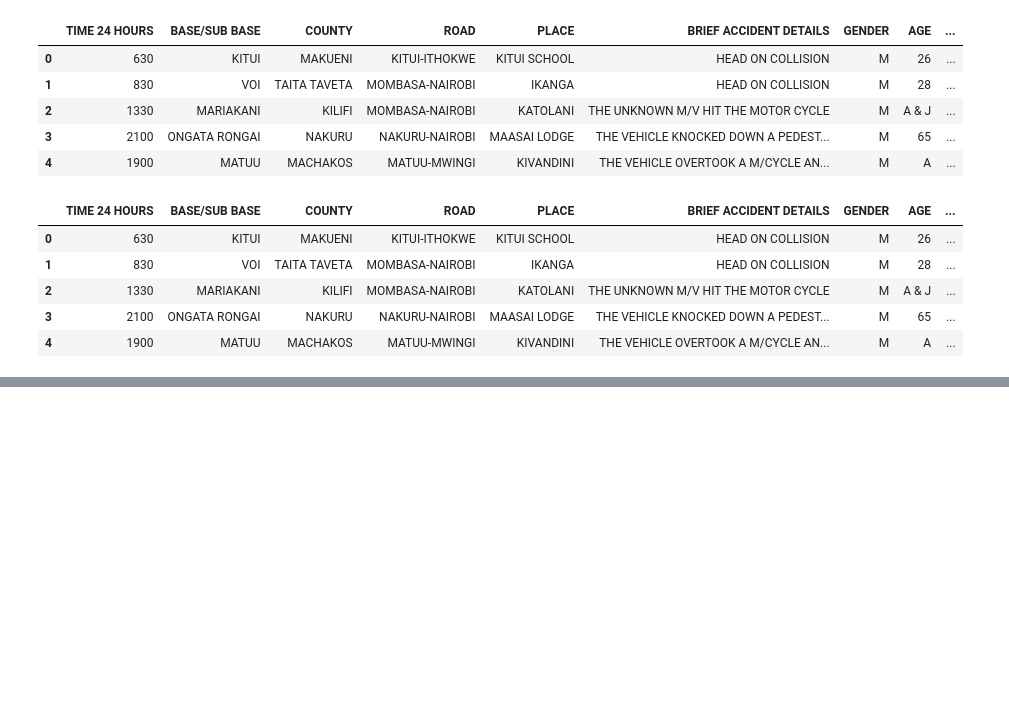
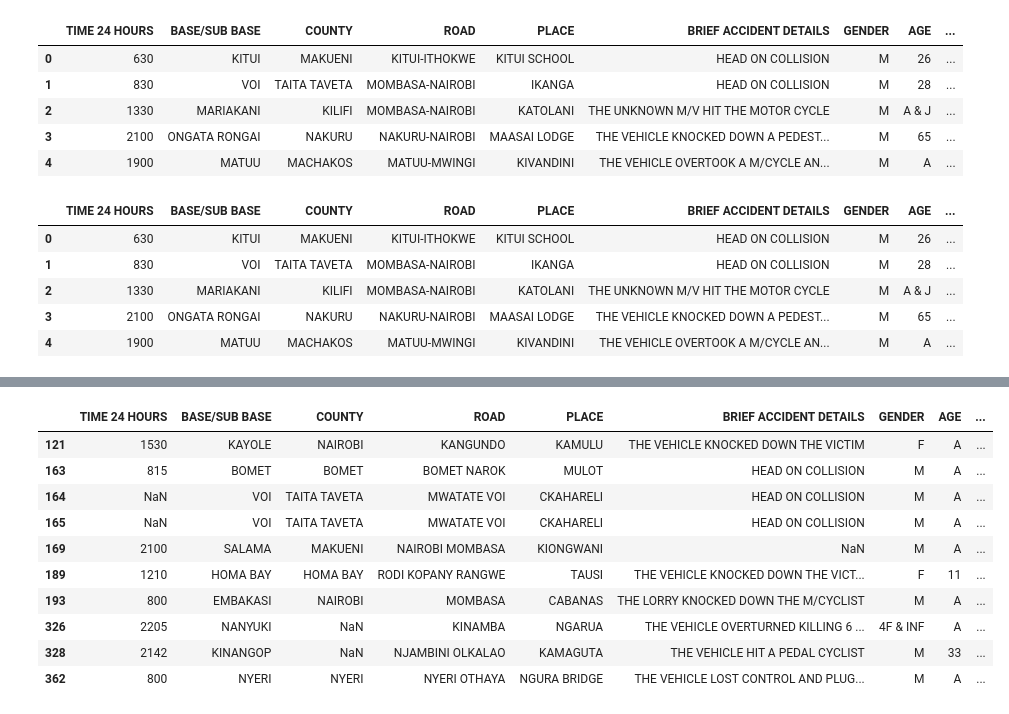
Before and after one commit to jinef-john/Kenya-Analytics, a Jupyter notebook: kenya_accidents.ipynb, the cells around one changed output, grey strips where cells are left out. Saved outputs shown, nothing was run; the diff lists cells and outputs as text; code cells hidden in the pictures; blank space fills up the shorter version.

```diff
--- a/kenya_accidents.ipynb
+++ b/kenya_accidents.ipynb
@@ -46,0 +49,17 @@ Name: 0, dtype: object
+# %%
+# Since the number of null values is very small we can drop them.
+# But we can also try and fill them. Here is how we can approach it.
+# First we need to check the rows with null values
+df[df.isnull().any(axis=1)]
+# %% [output]
+|  | TIME 24 HOURS | BASE/SUB BASE | COUNTY | ROAD | PLACE | BRIEF ACCIDENT DETAILS | GENDER | AGE | ... |
+| 121 | 1530 | KAYOLE | NAIROBI | KANGUNDO | KAMULU | THE VEHICLE KNOCKED DOWN THE VICTIM | F | A | ... |
+| 163 | 815 | BOMET | BOMET | BOMET NAROK | MULOT | HEAD ON COLLISION | M | A | ... |
+| 164 | NaN | VOI | TAITA TAVETA | MWATATE VOI | CKAHARELI | HEAD ON COLLISION | M | A | ... |
+| 165 | NaN | VOI | TAITA TAVETA | MWATATE VOI | CKAHARELI | HEAD ON COLLISION | M | A | ... |
+| 169 | 2100 | SALAMA | MAKUENI | NAIROBI MOMBASA | KIONGWANI | NaN | M | A | ... |
+| 189 | 1210 | HOMA BAY | HOMA BAY | RODI KOPANY RANGWE | TAUSI | THE VEHICLE KNOCKED DOWN THE VICT... | F | 11 | ... |
+| 193 | 800 | EMBAKASI | NAIROBI | MOMBASA | CABANAS | THE LORRY KNOCKED DOWN THE M/CYCLIST | M | A | ... |
+| 326 | 2205 | NANYUKI | NaN | KINAMBA | NGARUA | THE VEHICLE OVERTURNED KILLING 6 ... | 4F & INF | A | ... |
+| 328 | 2142 | KINANGOP | NaN | NJAMBINI OLKALAO | KAMAGUTA | THE VEHICLE HIT A PEDAL CYCLIST | M | 33 | ... |
+| 362 | 800 | NYERI | NYERI | NYERI OTHAYA | NGURA BRIDGE | THE VEHICLE LOST CONTROL AND PLUG... | M | A | ... |
```
Also changed, not shown: parts of 23 cells of this notebook, 1 other file.
